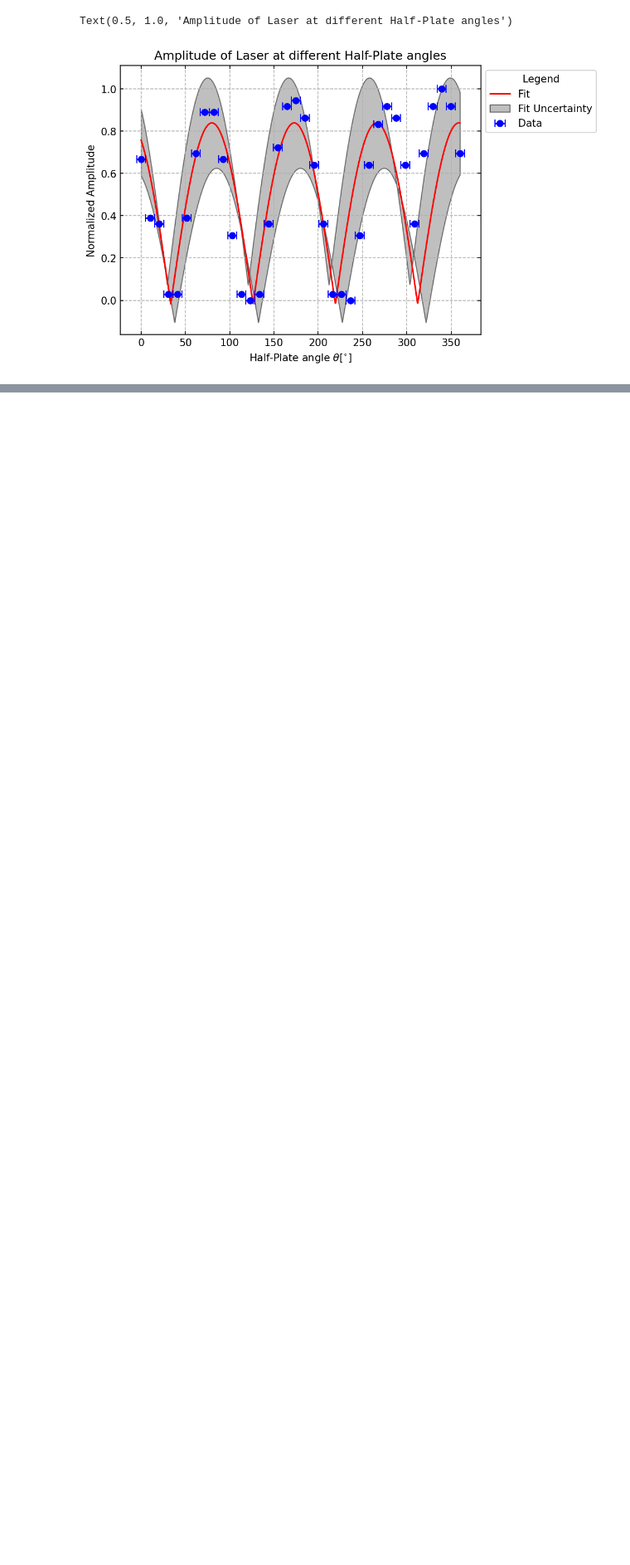
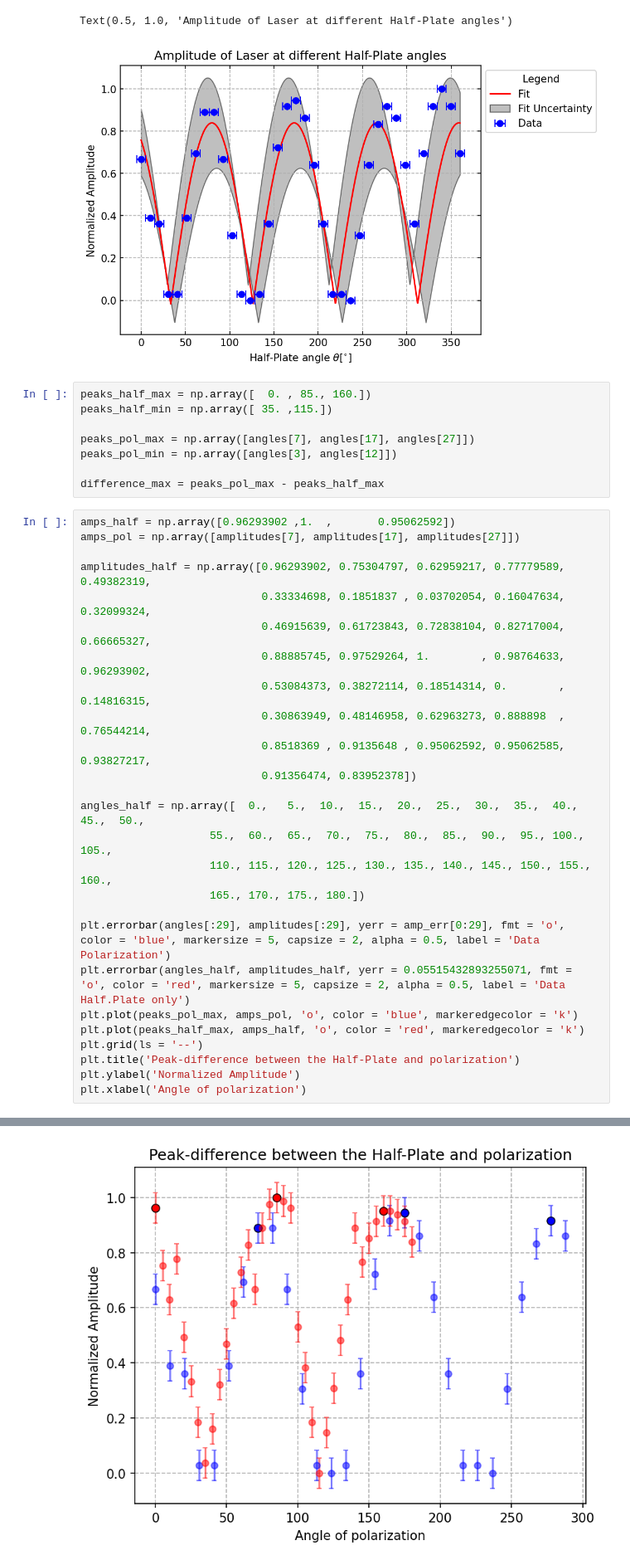
Before and after one commit to StefanStringer/ExperimentalBoyzWSL, a Jupyter notebook: Exercise_3/Polarization half plate and polarizer.ipynb, the cells around one changed output, grey strips where cells are left out. Shown at 83% size. Cells and saved outputs as stored; diff of their text form; blank space fills up the shorter version.

```diff
--- a/Exercise_3/Polarization half plate and polarizer.ipynb
+++ b/Exercise_3/Polarization half plate and polarizer.ipynb
@@ -68,3 +69,38 @@ plt.title('Amplitude of Laser at different Half-Plate angles')
 # %% [output]
 Text(0.5, 1.0, 'Amplitude of Laser at different Half-Plate angles')
 [figure]
+# %%
+peaks_half_max = np.array([  0. , 85., 160.])
+peaks_half_min = np.array([ 35. ,115.])
+
+peaks_pol_max = np.array([angles[7], angles[17], angles[27]])
+peaks_pol_min = np.array([angles[3], angles[12]])
+
+difference_max = peaks_pol_max - peaks_half_max
+# %%
+amps_half = np.array([0.96293902 ,1.  ,       0.95062592])
+amps_pol = np.array([amplitudes[7], amplitudes[17], amplitudes[27]])
+
+amplitudes_half = np.array([0.96293902, 0.75304797, 0.62959217, 0.77779589, 0.49382319,
+                            0.33334698, 0.1851837 , 0.03702054, 0.16047634, 0.32099324,
+                            0.46915639, 0.61723843, 0.72838104, 0.82717004, 0.66665327,
+                            0.88885745, 0.97529264, 1.        , 0.98764633, 0.96293902,
+                            0.53084373, 0.38272114, 0.18514314, 0.        , 0.14816315,
+                            0.30863949, 0.48146958, 0.62963273, 0.888898  , 0.76544214,
+                            0.8518369 , 0.9135648 , 0.95062592, 0.95062585, 0.93827217,
+                            0.91356474, 0.83952378])
+
+angles_half = np.array([  0.,   5.,  10.,  15.,  20.,  25.,  30.,  35.,  40.,  45.,  50.,
+                    55.,  60.,  65.,  70.,  75.,  80.,  85.,  90.,  95., 100., 105.,
+                    110., 115., 120., 125., 130., 135., 140., 145., 150., 155., 160.,
+                    165., 170., 175., 180.])
+
+plt.errorbar(angles[:29], amplitudes[:29], yerr = amp_err[0:29], fmt = 'o', color = 'blue', markersize = 5, capsize = 2, alpha = 0.5, label = 'Data Polarization')
+plt.errorbar(angles_half, amplitudes_half, yerr = 0.05515432893255071, fmt = 'o', color = 'red', markersize = 5, capsize = 2, alpha = 0.5, label = 'Data Half.Plate only')
+plt.plot(peaks_pol_max, amps_pol, 'o', color = 'blue', markeredgecolor = 'k')
+plt.plot(peaks_half_max, amps_half, 'o', color = 'red', markeredgecolor = 'k')
+plt.grid(ls = '--')
+plt.title('Peak-difference between the Half-Plate and polarization')
+plt.ylabel('Normalized Amplitude')
+plt.xlabel('Angle of polarization')
+# %% [output]
@@ -70,0 +108 @@ Text(0.5, 1.0, 'Amplitude of Laser at different Half-Plate angles')
+[figure, added]
```
Also changed, not shown: parts of 4 cells of this notebook, 1 other file.
